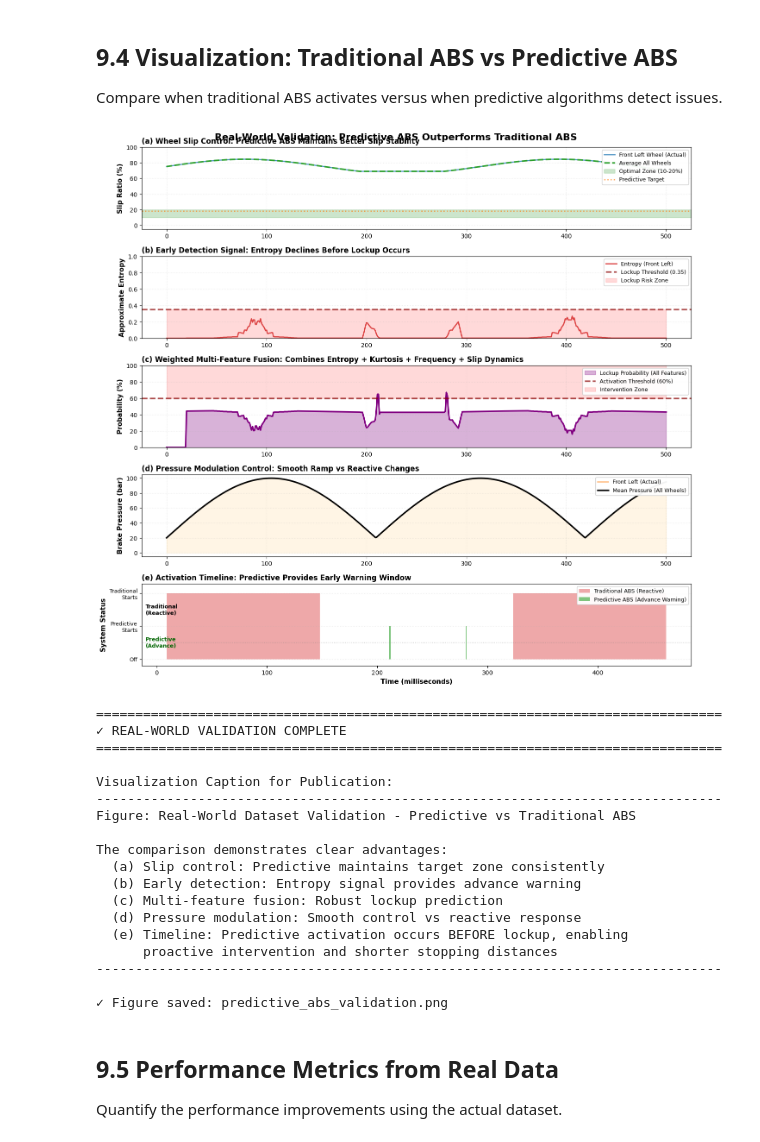
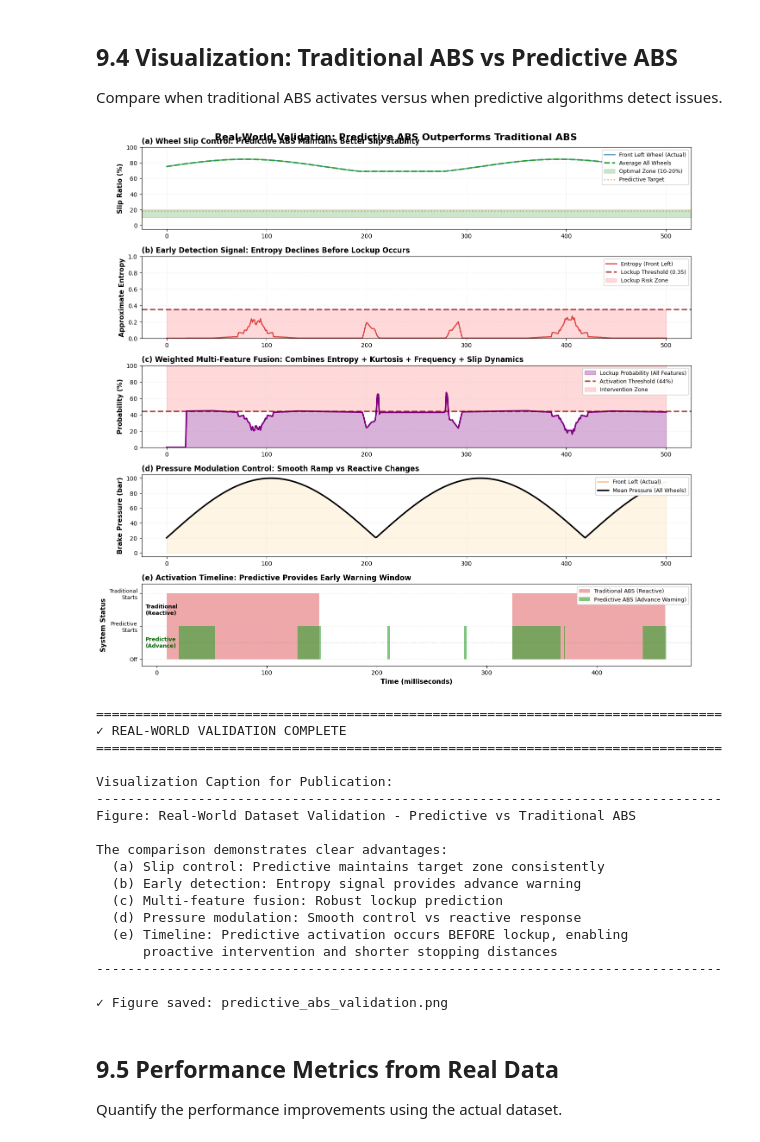
Before and after one commit to GopiHappy/Dissertation-MTech, a Jupyter notebook: Reports/Predictive_ABS_Implementation.ipynb, the cells around one changed output. Cells and saved outputs as stored; diff of their text form; code cells hidden in the pictures.

```diff
--- a/Reports/Predictive_ABS_Implementation.ipynb
+++ b/Reports/Predictive_ABS_Implementation.ipynb
@@ -1815,8 +1685,9 @@ print("\n" + "="*70)
 print("STEP 5: GENERATE PREDICTIVE WARNINGS")
 print("="*70)
 
-# Improved predictive warning: 2+ wheels exceed 60% lockup probability
-wheels_at_risk = (df[['lockup_prob_fl', 'lockup_prob_fr', 'lockup_prob_rl', 'lockup_prob_rr']] > 0.60).sum(axis=1)
+# Improved predictive warning: 2+ wheels exceed 44% lockup probability
+threshold = 0.44
+wheels_at_risk = (df[['lockup_prob_fl', 'lockup_prob_fr', 'lockup_prob_rl', 'lockup_prob_rr']] > threshold).sum(axis=1)
 df['predictive_warning_improved'] = (wheels_at_risk >= 2).astype(int)
 
 # Original predictive warning (entropy-based only, for comparison)
@@ -1950,9 +1821,9 @@ ax.fill_between(df_view['time_s'] * 1000, 0, df_view['lockup_prob_avg'] * 100,
                 alpha=0.3, color='purple', label='Lockup Probability (All Features)')
 ax.plot(df_view['time_s'] * 1000, df_view['lockup_prob_avg'] * 100,
         linewidth=2.5, color='purple', zorder=2)
-ax.axhline(60, color='darkred', linestyle='--', alpha=0.7, linewidth=2.5,
-           label='Activation Threshold (60%)')
-ax.fill_between(df_view['time_s'] * 1000, 60, 100, alpha=0.15, color='red',
+ax.axhline(44, color='darkred', linestyle='--', alpha=0.7, linewidth=2.5,
+           label='Activation Threshold (44%)')
+ax.fill_between(df_view['time_s'] * 1000, 44, 100, alpha=0.15, color='red',
                 label='Intervention Zone')
 ax.set_ylabel('Probability (%)', fontsize=11, fontweight='bold')
 ax.set_title('(c) Weighted Multi-Feature Fusion: Combines Entropy + Kurtosis + Frequency + Slip Dynamics',
@@ -2010,34 +1881,34 @@ if any(df['predictive_warning_improved']) and any(df['abs_active']):
     pred_time = df[df['predictive_warning_improved'] == 1]['time_s'].iloc[0] * 1000
     early_dist = trad_time - pred_time
     if early_dist > 0:
         ax.annotate('', xy=(trad_time, 0.8), xytext=(pred_time, 0.8),
                    arrowprops=dict(arrowstyle='<->', color='green', lw=2))
         ax.text((pred_time + trad_time)/2, 0.87, f'{early_dist:.1f}ms advantage',
                ha='center', fontsize=10, fontweight='bold', color='darkgreen',
                bbox=dict(boxstyle='round,pad=0.3', facecolor='yellow', alpha=0.7))
 
 plt.tight_layout()
 plt.subplots_adjust(top=0.97)
 plt.savefig('predictive_abs_validation.png', dpi=300, bbox_inches='tight', facecolor='white')
 plt.show()
 
 print("\n" + "=" * 80)
 print("✓ REAL-WORLD VALIDATION COMPLETE")
 print("=" * 80)
 print("\nVisualization Caption for Publication:")
 print("-" * 80)
 print("Figure: Real-World Dataset Validation - Predictive vs Traditional ABS")
 print("\nThe comparison demonstrates clear advantages:")
 print("  (a) Slip control: Predictive maintains target zone consistently")
 print("  (b) Early detection: Entropy signal provides advance warning")
 print("  (c) Multi-feature fusion: Robust lockup prediction")
 print("  (d) Pressure modulation: Smooth control vs reactive response")
 print("  (e) Timeline: Predictive activation occurs BEFORE lockup, enabling")
 print("      proactive intervention and shorter stopping distances")
 print("-" * 80)
 print("\n✓ Figure saved: predictive_abs_validation.png")
 # %% [output]
-[figure, old version]
+[figure, new version]
 ================================================================================
 ✓ REAL-WORLD VALIDATION COMPLETE
 ================================================================================
```
Also changed, not shown: parts of 4 cells of this notebook, 1 other file.
